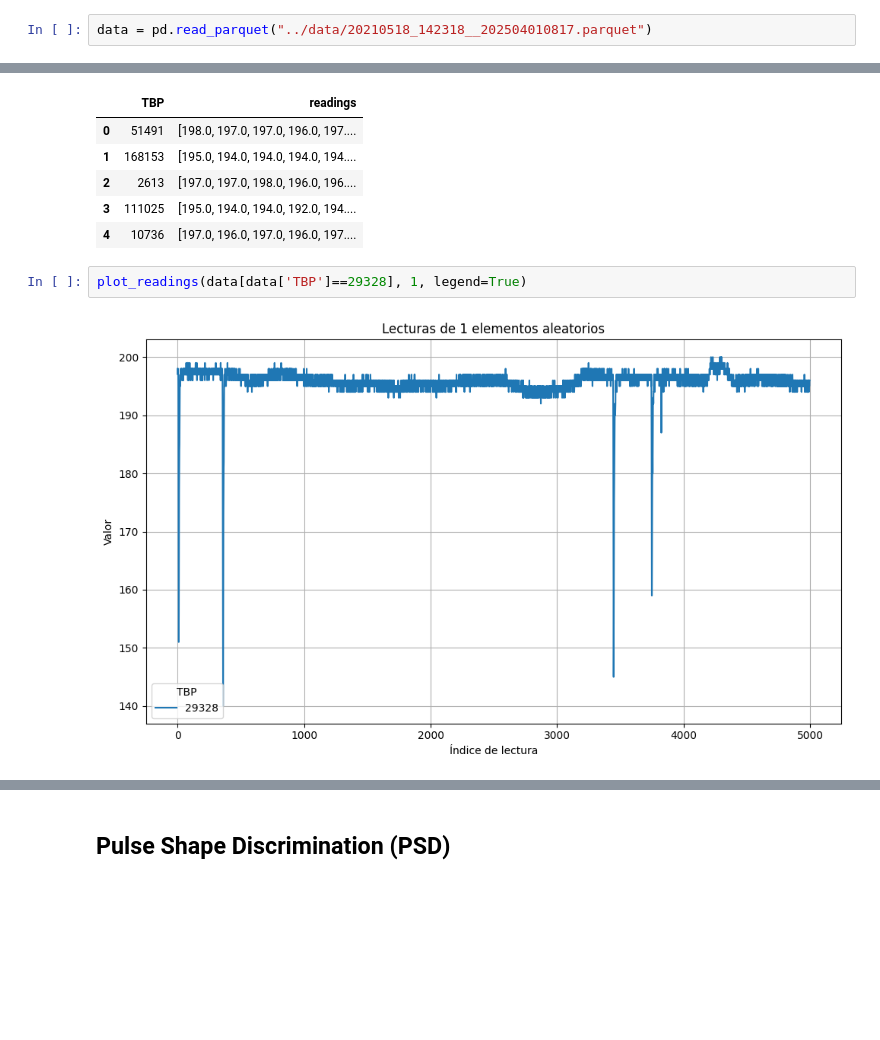
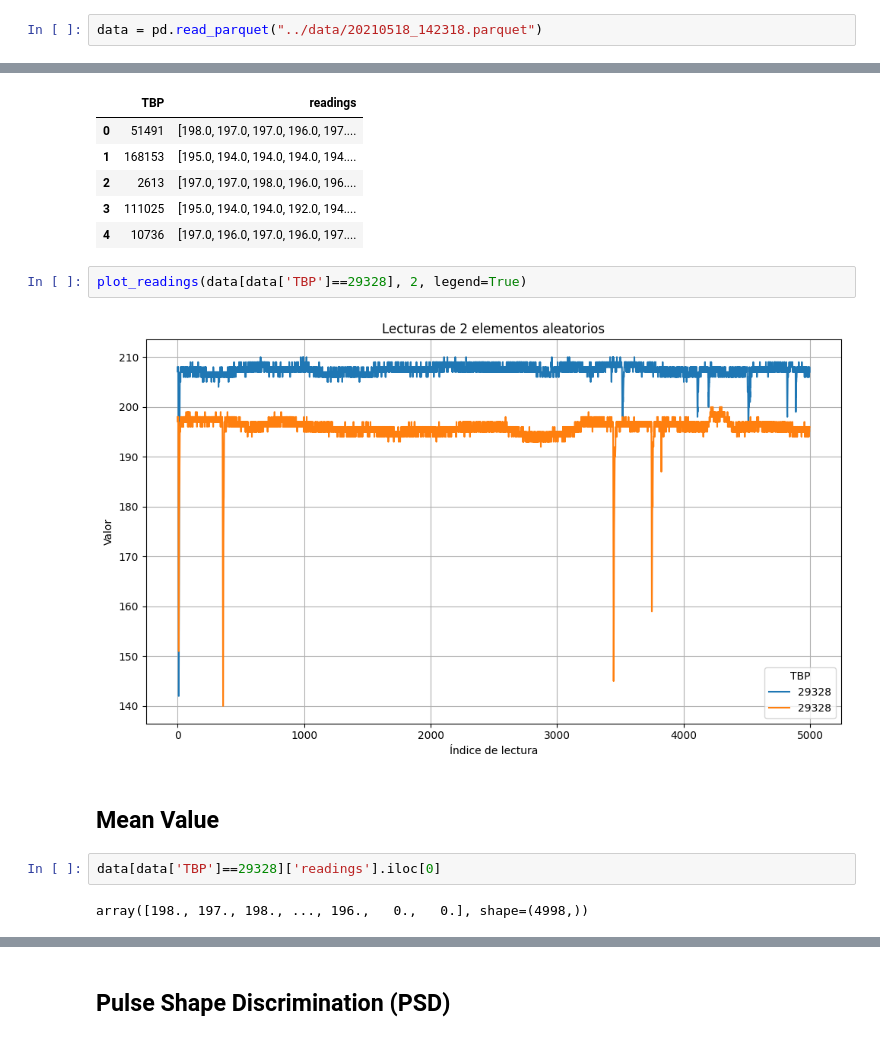
Before and after one commit to ECFM-USAC/LAGO_data_model, a Jupyter notebook: notebooks/eda.ipynb, the cells around one changed output, grey strips where cells are left out. Cells and saved outputs as stored; diff of their text form; blank space fills up the shorter version.

```diff
--- a/notebooks/eda.ipynb
+++ b/notebooks/eda.ipynb
@@ -12,7 +12,7 @@ from lago_data_model.utils import plot_readings
 # %% [markdown]
 # Exploratory Data Analysis
 # %%
-data = pd.read_parquet("../data/20210518_142318__202504010817.parquet")
+data = pd.read_parquet("../data/20210518_142318.parquet")
 # %%
 data.head(5)
 # %% [output]
@@ -23,6 +23,12 @@ data.head(5)
 | 3 | 111025 | [195.0, 194.0, 194.0, 192.0, 194.... |
 | 4 | 10736 | [197.0, 196.0, 197.0, 196.0, 197.... |
 # %%
-plot_readings(data[data['TBP']==29328], 1, legend=True)
+plot_readings(data[data['TBP']==29328], 2, legend=True)
 # %% [output]
-[figure, old version]
+[figure, new version]
+# %% [markdown]
+## Mean Value
+# %%
+data[data['TBP']==29328]['readings'].iloc[0]
+# %% [output]
+array([198., 197., 198., ..., 196.,   0.,   0.], shape=(4998,))
```
Also changed, not shown: parts of 2 cells of this notebook, 2 other files.
